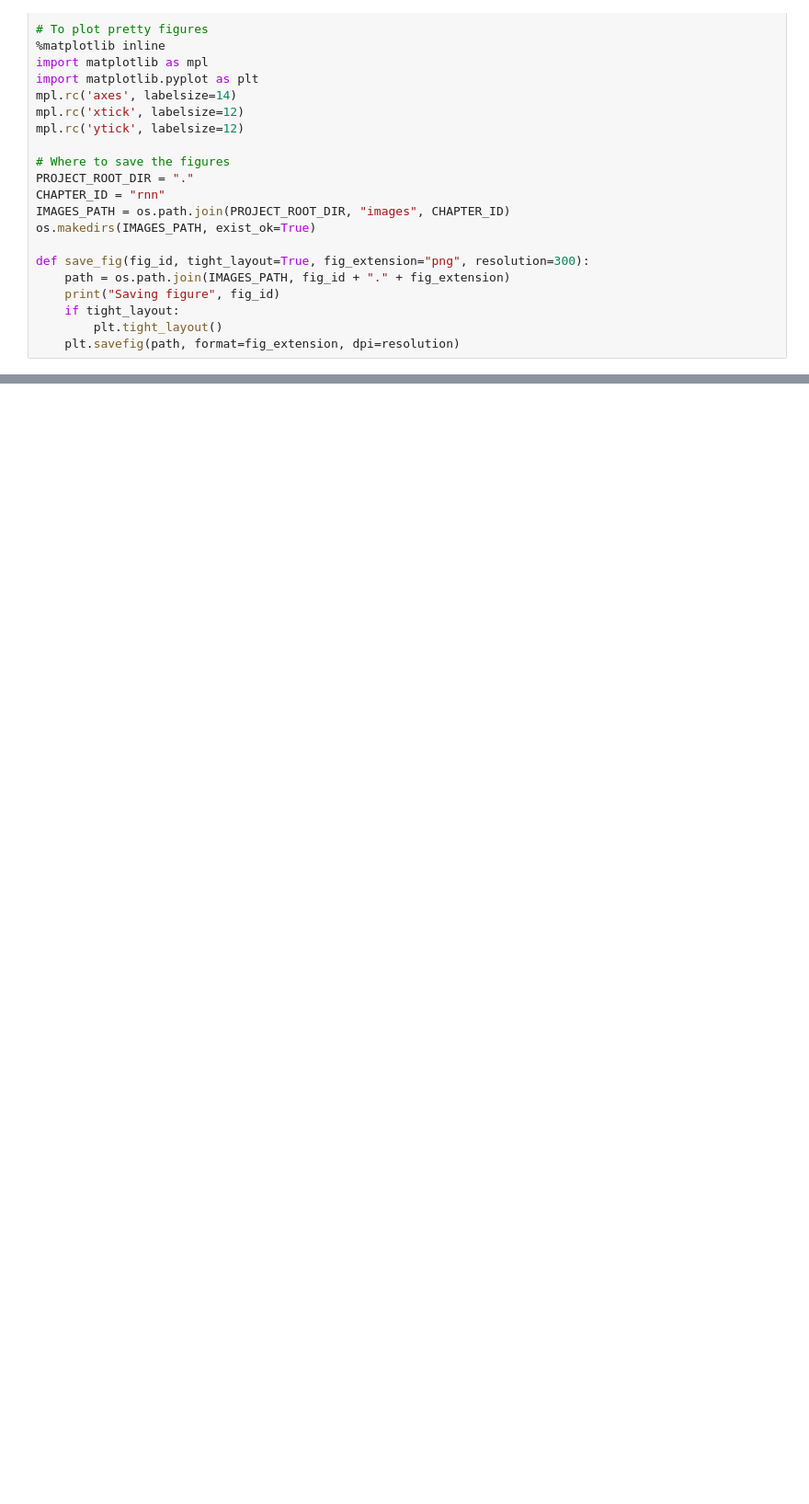
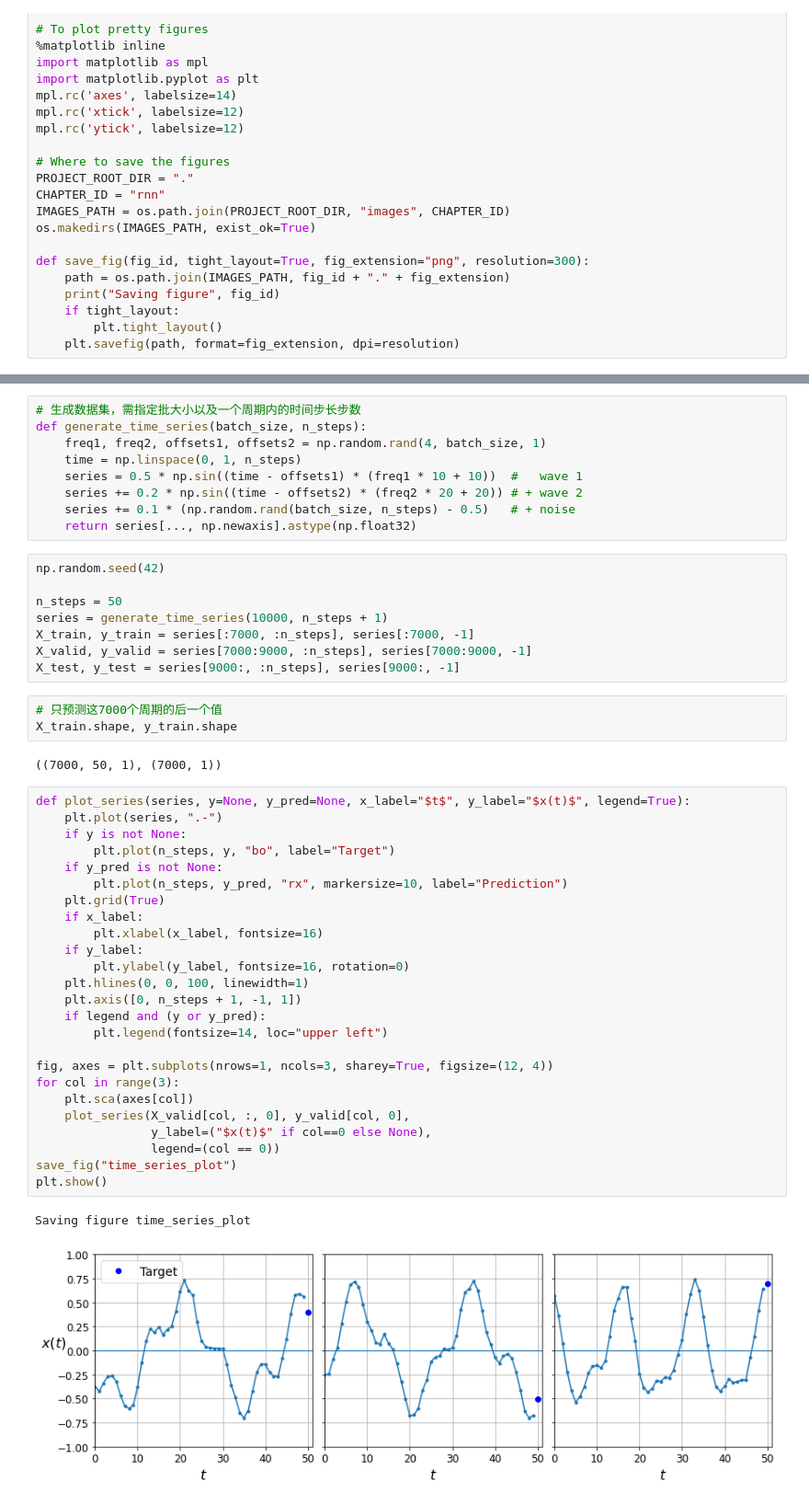
Before and after one commit to Boerd-coin/handson_ml, a Jupyter notebook: practice/15_使用RNN和CNN处理序列.ipynb, the cells around one changed output, grey strips where cells are left out. Shown: that part at 92% size. Saved outputs shown, nothing was run; the diff lists cells and outputs as text; blank space fills up the shorter version.

```diff
--- a/practice/15_使用RNN和CNN处理序列.ipynb
+++ b/practice/15_使用RNN和CNN处理序列.ipynb
@@ -54,0 +61,50 @@ def save_fig(fig_id, tight_layout=True, fig_extension="png", resolution=300):
+# %%
+# 生成数据集，需指定批大小以及一个周期内的时间步长步数
+def generate_time_series(batch_size, n_steps):
+    freq1, freq2, offsets1, offsets2 = np.random.rand(4, batch_size, 1)
+    time = np.linspace(0, 1, n_steps)
+    series = 0.5 * np.sin((time - offsets1) * (freq1 * 10 + 10))  #   wave 1
+    series += 0.2 * np.sin((time - offsets2) * (freq2 * 20 + 20)) # + wave 2
+    series += 0.1 * (np.random.rand(batch_size, n_steps) - 0.5)   # + noise
+    return series[..., np.newaxis].astype(np.float32)
+# %%
+np.random.seed(42)
+
+n_steps = 50
+series = generate_time_series(10000, n_steps + 1)
+X_train, y_train = series[:7000, :n_steps], series[:7000, -1]
+X_valid, y_valid = series[7000:9000, :n_steps], series[7000:9000, -1]
+X_test, y_test = series[9000:, :n_steps], series[9000:, -1]
+# %%
+# 只预测这7000个周期的后一个值
+X_train.shape, y_train.shape
+# %% [output]
+((7000, 50, 1), (7000, 1))
+# %%
+def plot_series(series, y=None, y_pred=None, x_label="$t$", y_label="$x(t)$", legend=True):
+    plt.plot(series, ".-")
+    if y is not None:
+        plt.plot(n_steps, y, "bo", label="Target")
+    if y_pred is not None:
+        plt.plot(n_steps, y_pred, "rx", markersize=10, label="Prediction")
+    plt.grid(True)
+    if x_label:
+        plt.xlabel(x_label, fontsize=16)
+    if y_label:
+        plt.ylabel(y_label, fontsize=16, rotation=0)
+    plt.hlines(0, 0, 100, linewidth=1)
+    plt.axis([0, n_steps + 1, -1, 1])
+    if legend and (y or y_pred):
+        plt.legend(fontsize=14, loc="upper left")
+
+fig, axes = plt.subplots(nrows=1, ncols=3, sharey=True, figsize=(12, 4))
+for col in range(3):
+    plt.sca(axes[col])
+    plot_series(X_valid[col, :, 0], y_valid[col, 0],
+                y_label=("$x(t)$" if col==0 else None),
+                legend=(col == 0))
+save_fig("time_series_plot")
+plt.show()
+# %% [output]
+Saving figure time_series_plot
+[figure, added]
```
Also changed, not shown: parts of 21 cells of this notebook, 1 other file.
